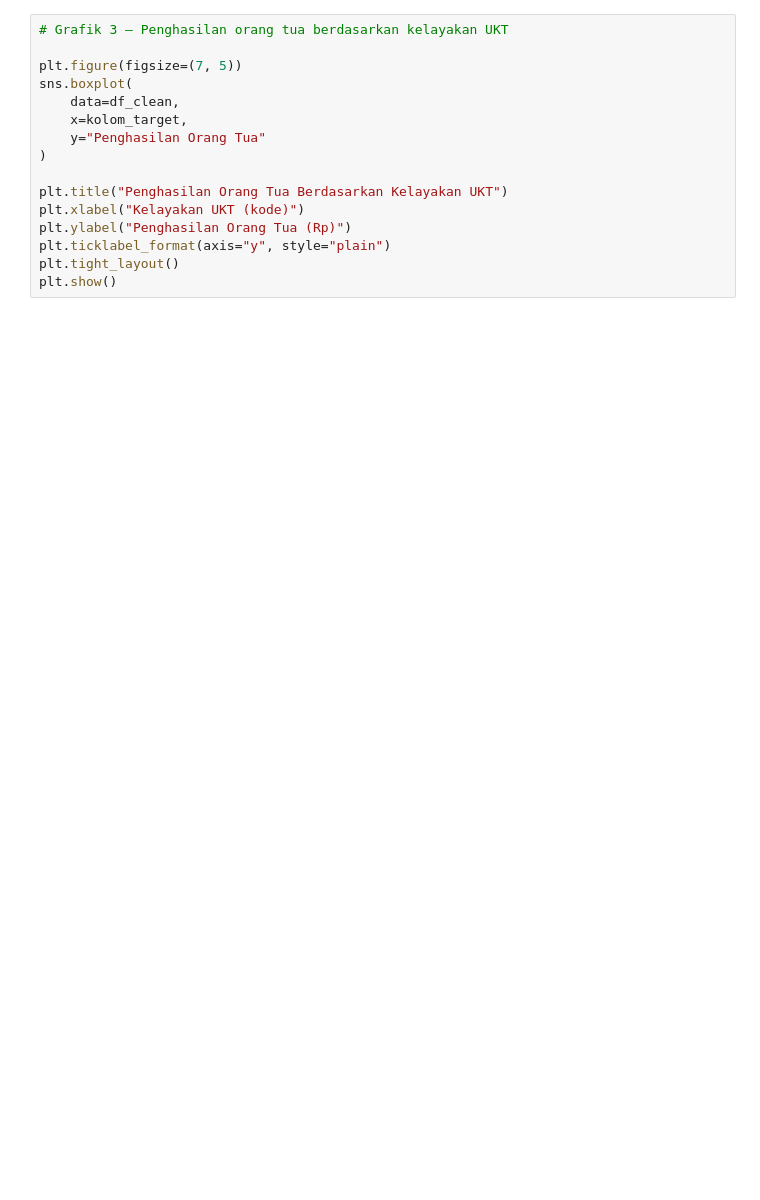
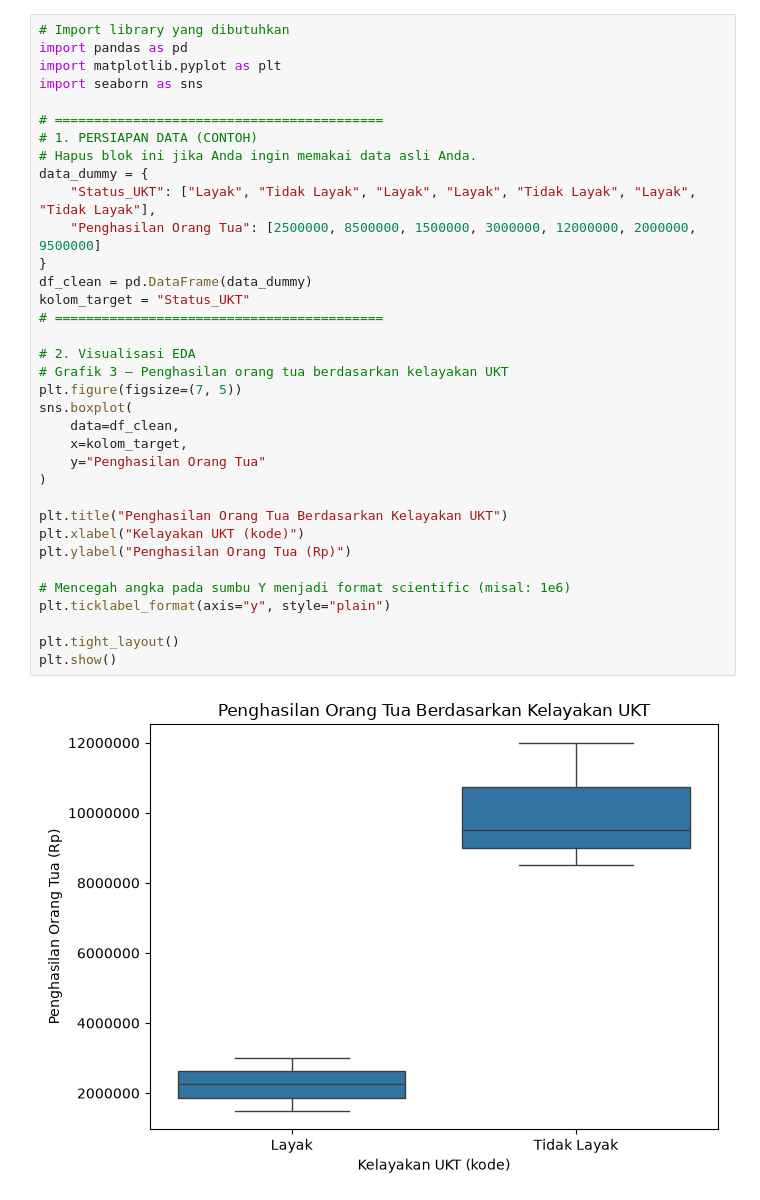
Before and after one commit to befaute/STUDY-CLUB, a Jupyter notebook: 03_VISUALISASI.ipynb, the cells around one changed output. Cells and saved outputs as stored; diff of their text form; blank space fills up the shorter version.

```diff
--- a/03_VISUALISASI.ipynb
+++ b/03_VISUALISASI.ipynb
@@ -34,17 +73,38 @@ plt.show()
 # %%
+# Import library yang dibutuhkan
+import pandas as pd
+import matplotlib.pyplot as plt
+import seaborn as sns
+
+# ==========================================
+# 1. PERSIAPAN DATA (CONTOH)
+# Hapus blok ini jika Anda ingin memakai data asli Anda.
+data_dummy = {
+    "Status_UKT": ["Layak", "Tidak Layak", "Layak", "Layak", "Tidak Layak", "Layak", "Tidak Layak"],
+    "Penghasilan Orang Tua": [2500000, 8500000, 1500000, 3000000, 12000000, 2000000, 9500000]
+}
+df_clean = pd.DataFrame(data_dummy)
+kolom_target = "Status_UKT"
+# ==========================================
+
+# 2. Visualisasi EDA
 # Grafik 3 — Penghasilan orang tua berdasarkan kelayakan UKT
-
 plt.figure(figsize=(7, 5))
 sns.boxplot(
     data=df_clean,
     x=kolom_target,
     y="Penghasilan Orang Tua"
 )
 
 plt.title("Penghasilan Orang Tua Berdasarkan Kelayakan UKT")
 plt.xlabel("Kelayakan UKT (kode)")
 plt.ylabel("Penghasilan Orang Tua (Rp)")
+
+# Mencegah angka pada sumbu Y menjadi format scientific (misal: 1e6)
 plt.ticklabel_format(axis="y", style="plain")
+
 plt.tight_layout()
 plt.show()
+# %% [output]
+[figure, added]
 # %%
```
Also changed, not shown: parts of 4 cells of this notebook, 1 other file.
